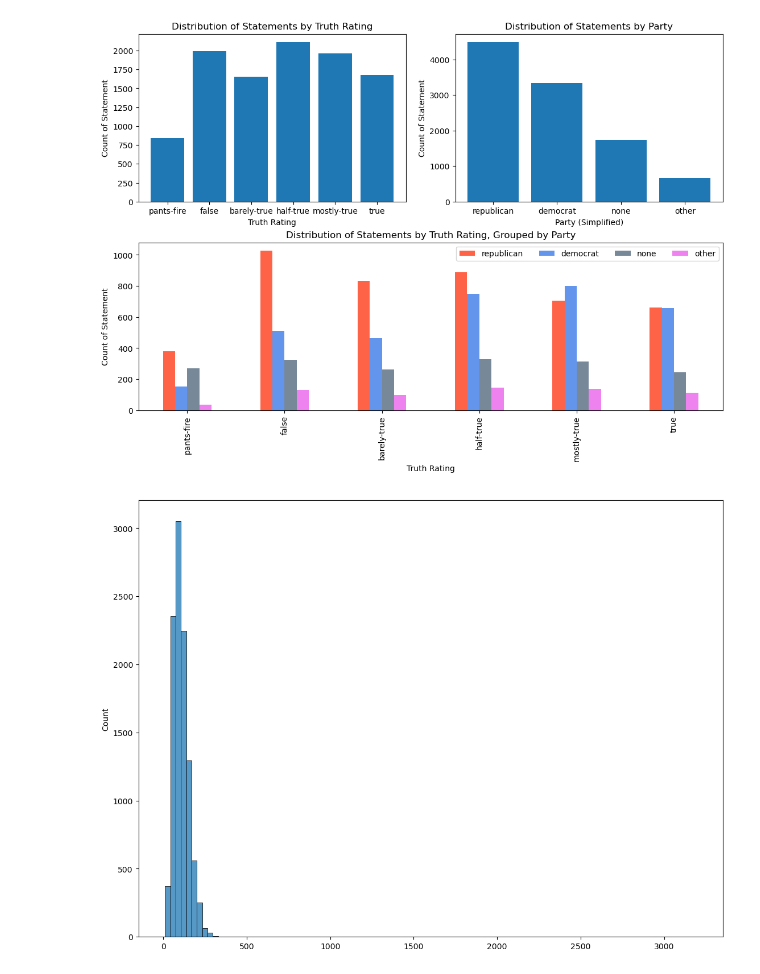
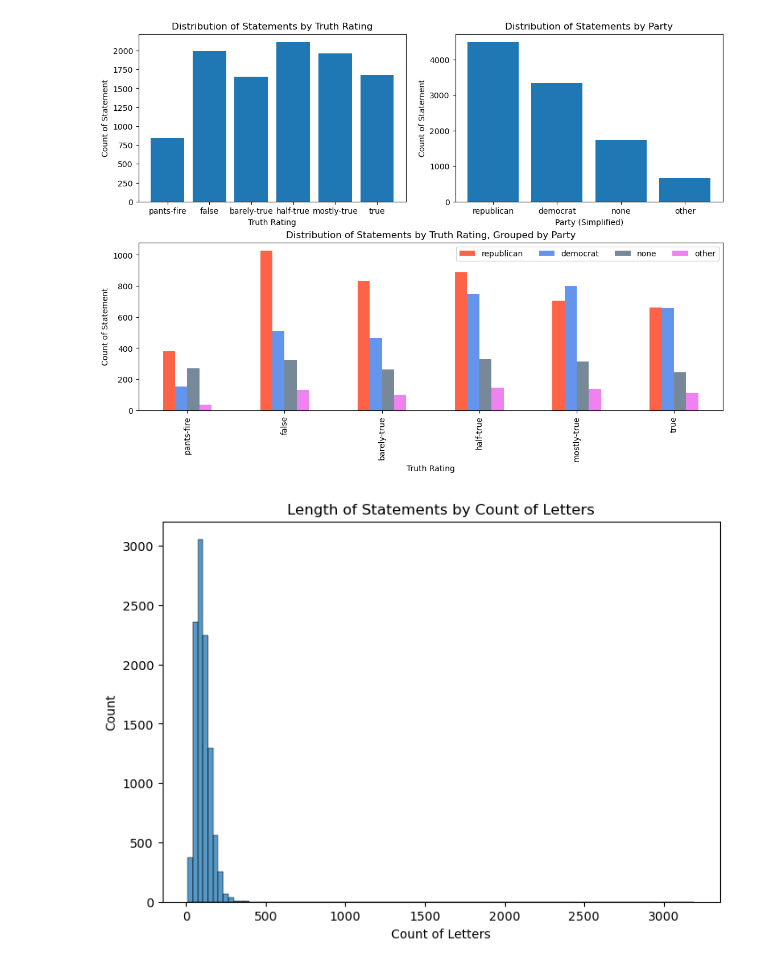
Before and after one commit to kac624/cuny, a Jupyter notebook: D602/final_project/00_proposalAndEDA.ipynb, the cells around one changed output. Drawn from its saved outputs; the diff is of its cells as text; code cells hidden in the pictures.

```diff
--- a/D602/final_project/00_proposalAndEDA.ipynb
+++ b/D602/final_project/00_proposalAndEDA.ipynb
@@ -324,12 +324,13 @@ plt.show()
 # %%
 lengths = [len(x) for x in train.statement]
 
 plt.figure(figsize = (7,5), layout = 'constrained')
 sns.histplot(lengths, bins = 100)
 plt.title('Length of Statements by Count of Letters')
+plt.xlabel('Count of Letters')
 plt.show()
 # %% [output]
-[figure, old version]
+[figure, new version]
 # %%
 for df, df_name in zip([train, valid, test], ['train', 'valid', 'test']):
     df.to_csv(f'data/liars_{df_name}.csv', index = False)
```
Also changed, not shown: parts of 1 cell of this notebook, 1 other file.
